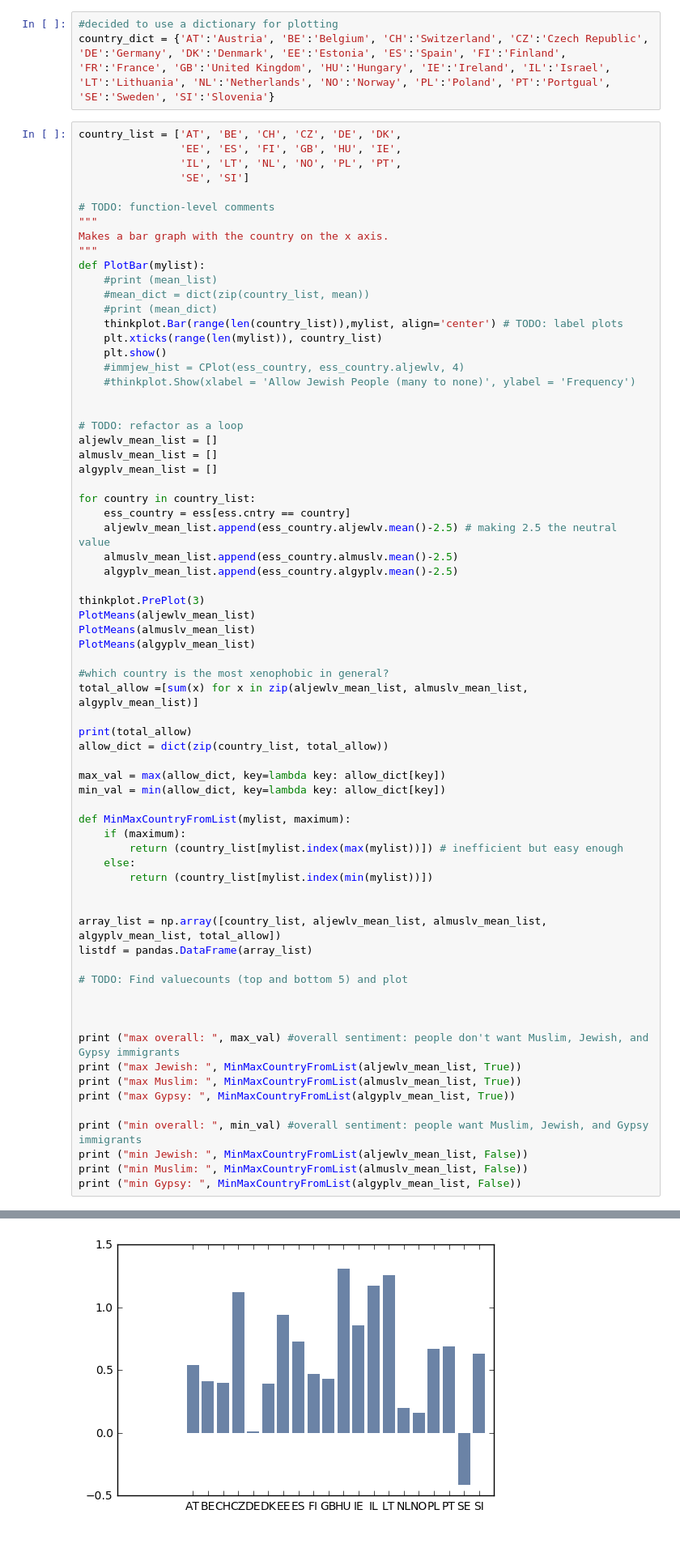
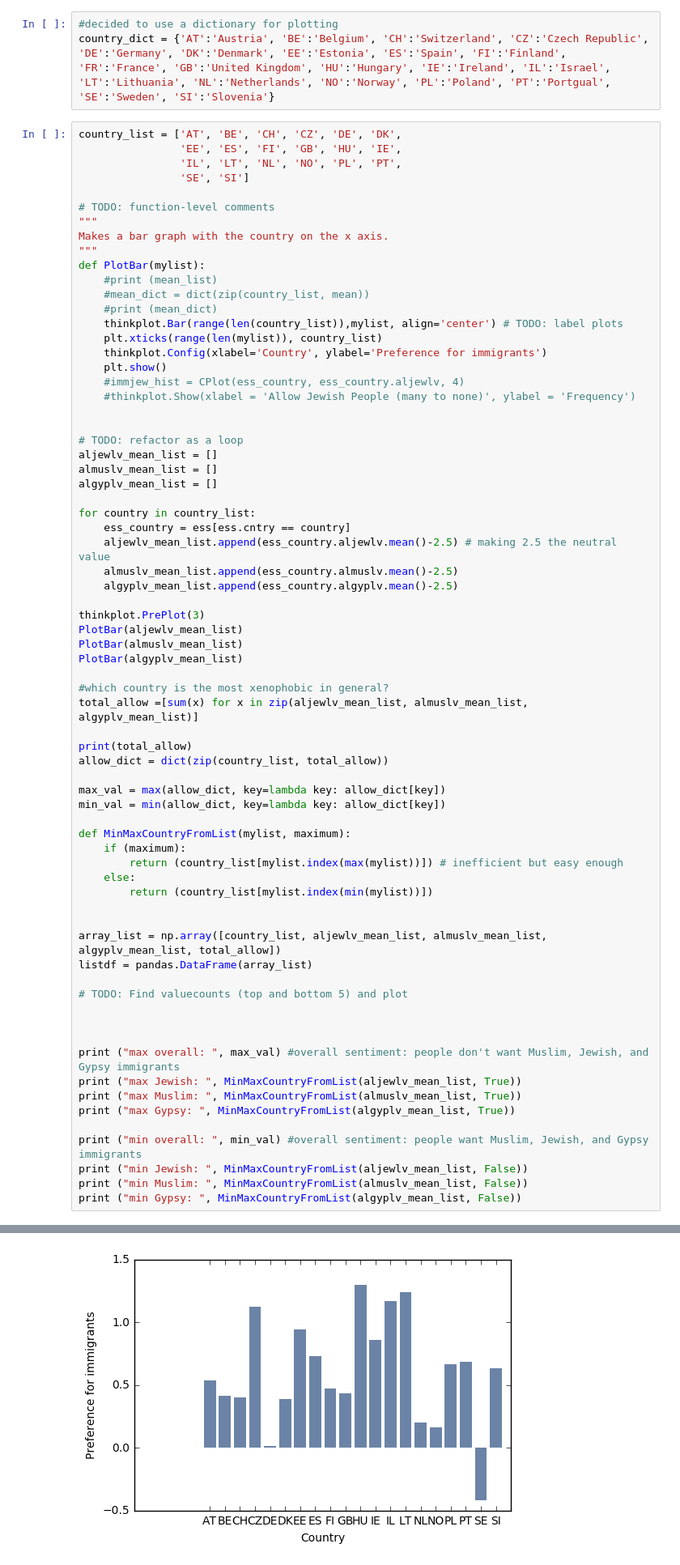
Before and after one commit to apurvaraman/DataScienceReport1, a Jupyter notebook: Report1.ipynb, the cells around one changed output, grey strips where cells are left out. Shown: that part at 81% size. Saved outputs shown, nothing was run; the diff lists cells and outputs as text; blank space fills up the shorter version.

```diff
--- a/Report1.ipynb
+++ b/Report1.ipynb
@@ -82,6 +82,7 @@ def PlotBar(mylist):
     #print (mean_dict)
     thinkplot.Bar(range(len(country_list)),mylist, align='center') # TODO: label plots
     plt.xticks(range(len(mylist)), country_list)
+    thinkplot.Config(xlabel='Country', ylabel='Preference for immigrants')
     plt.show()
     #immjew_hist = CPlot(ess_country, ess_country.aljewlv, 4)
     #thinkplot.Show(xlabel = 'Allow Jewish People (many to none)', ylabel = 'Frequency')
@@ -99,9 +100,9 @@ for country in country_list:
     algyplv_mean_list.append(ess_country.algyplv.mean()-2.5)
 
 thinkplot.PrePlot(3)
-PlotMeans(aljewlv_mean_list)
-PlotMeans(almuslv_mean_list)
-PlotMeans(algyplv_mean_list)
+PlotBar(aljewlv_mean_list)
+PlotBar(almuslv_mean_list)
+PlotBar(algyplv_mean_list)
 
 #which country is the most xenophobic in general?
 total_allow =[sum(x) for x in zip(aljewlv_mean_list, almuslv_mean_list, algyplv_mean_list)]
@@ -141 +142 @@ print ("min Gypsy: ", MinMaxCountryFromList(algyplv_mean_list, False))
-[figure, old version]
+[figure, new version]
```
Also changed, not shown: parts of 2 cells of this notebook.
